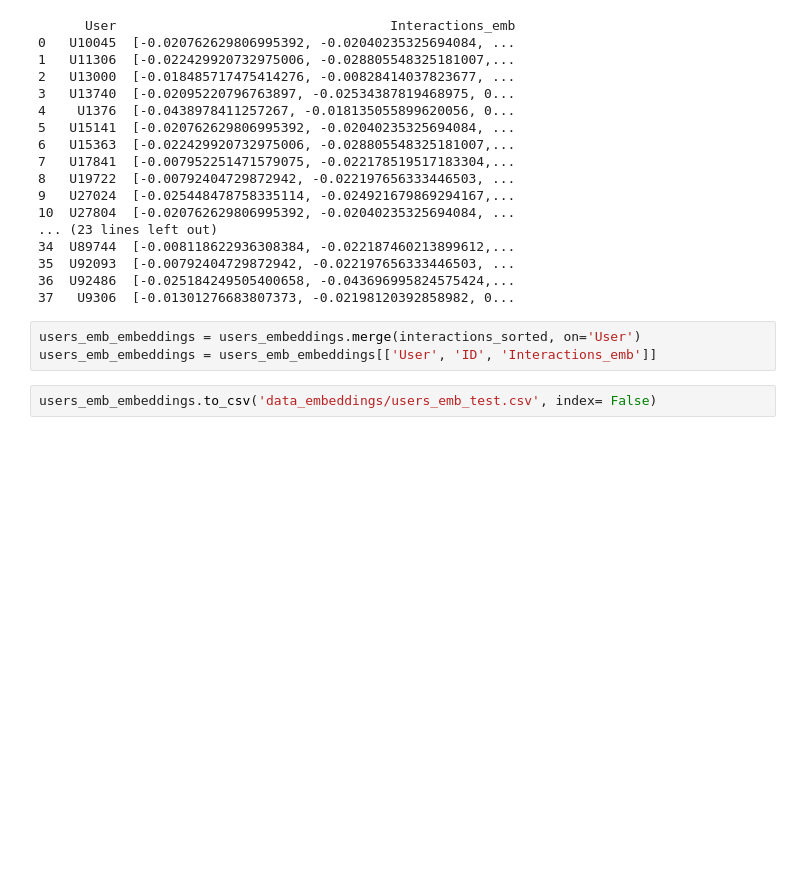
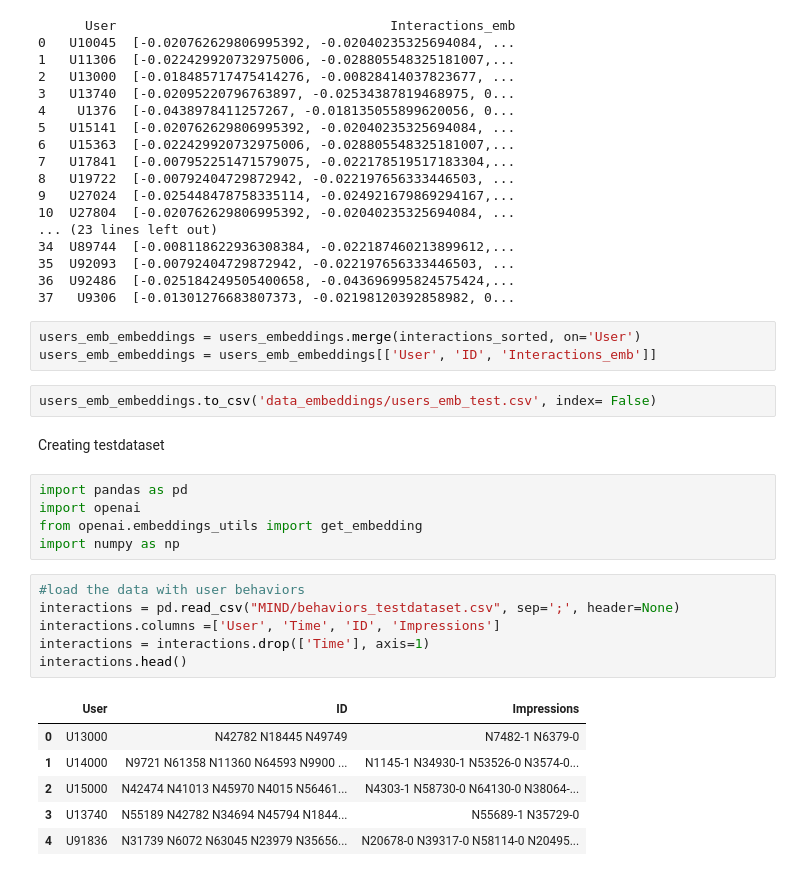
Before and after one commit to krisbara/GPT-Recommender-systems, a Jupyter notebook: data_preprocessing.ipynb, the cells around one changed output. Saved outputs shown, nothing was run; the diff lists cells and outputs as text; blank space fills up the shorter version.

```diff
--- a/data_preprocessing.ipynb
+++ b/data_preprocessing.ipynb
@@ -166,3 +166,23 @@ users_emb_embeddings = users_embeddings.merge(interactions_sorted, on='User')
 users_emb_embeddings = users_emb_embeddings[['User', 'ID', 'Interactions_emb']]
 # %%
 users_emb_embeddings.to_csv('data_embeddings/users_emb_test.csv', index= False)
+# %% [markdown]
+Creating testdataset
+# %%
+import pandas as pd
+import openai
+from openai.embeddings_utils import get_embedding
+import numpy as np
+# %%
+#load the data with user behaviors
+interactions = pd.read_csv("MIND/behaviors_testdataset.csv", sep=';', header=None)
+interactions.columns =['User', 'Time', 'ID', 'Impressions']
+interactions = interactions.drop(['Time'], axis=1)
+interactions.head()
+# %% [output]
+|  | User | ID | Impressions |
+| 0 | U13000 | N42782 N18445 N49749 | N7482-1 N6379-0 |
+| 1 | U14000 | N9721 N61358 N11360 N64593 N9900 ... | N1145-1 N34930-1 N53526-0 N3574-0... |
+| 2 | U15000 | N42474 N41013 N45970 N4015 N56461... | N4303-1 N58730-0 N64130-0 N38064-... |
+| 3 | U13740 | N55189 N42782 N34694 N45794 N1844... | N55689-1 N35729-0 |
+| 4 | U91836 | N31739 N6072 N63045 N23979 N35656... | N20678-0 N39317-0 N58114-0 N20495... |
```
Also changed, not shown: parts of 1 cell of this notebook, 7 other files.
